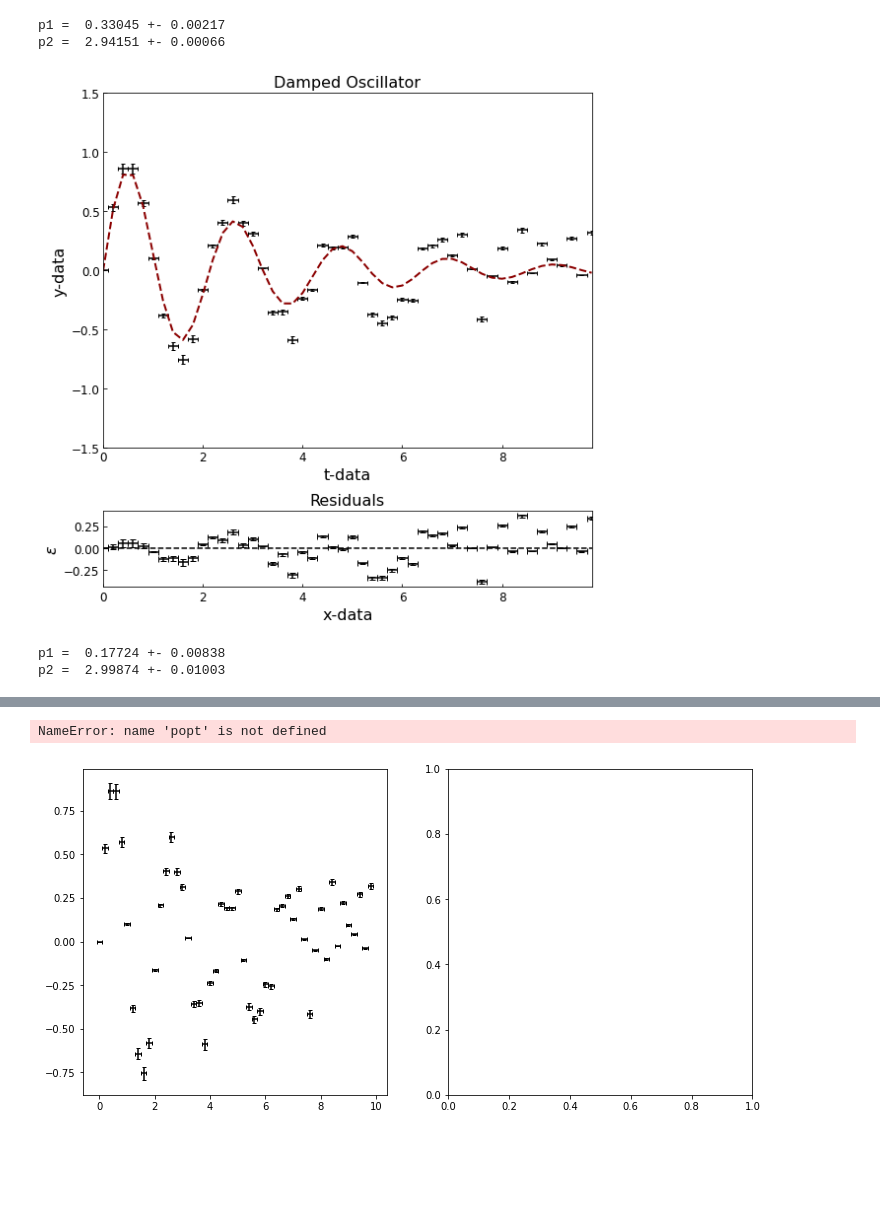
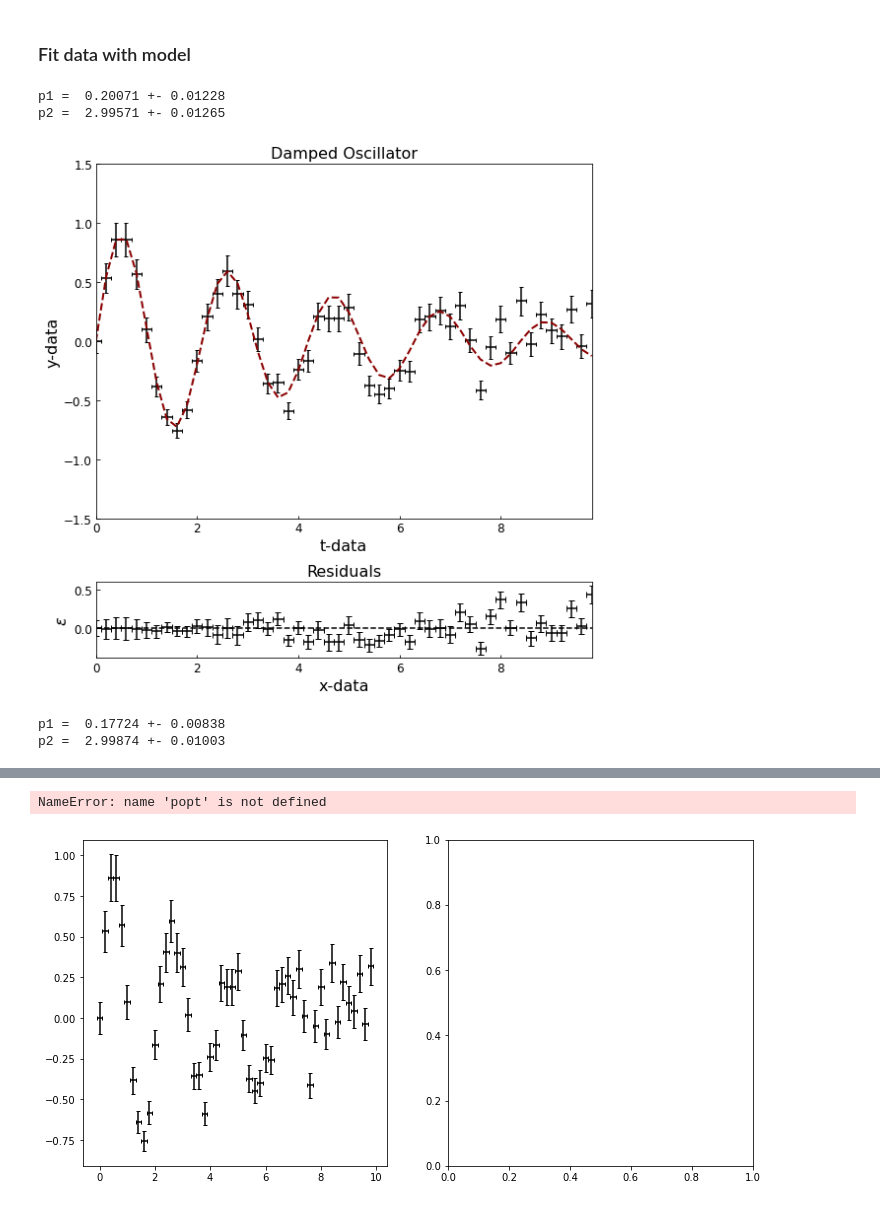
Before and after one commit to JBusink/Curve-Fit, a Jupyter notebook: curve_fit.ipynb, the cells around one changed output, grey strips where cells are left out. Saved outputs shown, nothing was run; the diff lists cells and outputs as text; code cells hidden in the pictures; blank space fills up the shorter version.

```diff
--- a/curve_fit.ipynb
+++ b/curve_fit.ipynb
@@ -17,6 +23,7 @@ Here I create a mock-data set that contains an t-array from 0 to 10, with $\delt
 # %%
-t = np.arange(0,10,0.2)
-y = np.exp(-0.2*t)*np.sin(3*t) + 0.05*t*np.random.uniform(-1,1,len(t))
-xerr = 0.1
-yerr = 0.05*y +0.000001
-yerr2 = 0.1*y +0.1
+np.random.seed(2) #initialize random number generator seed.
+
+t = np.arange(0,10,0.2) # x-axis data, an array ('list') from [0,0.2...9.8, 10].
+y = np.exp(-0.2*t)*np.sin(3*t) + 0.05*t*np.random.uniform(-1,1,len(t)) # y-axis data.
+terr = 0.1 # constant error in time.
+yerr = 0.05*y +0.1 # The error in y.
@@ -23,3 +45,5 @@ yerr2 = 0.1*y +0.1
+# %% [markdown]
+### Fit data with model
 # %%
 def model(t,a,b):
     return np.exp(-a*t)*np.sin(b*t)
@@ -28,38 +52,38 @@ def fit_result(t,y,xerr,yerr,model_name,p0):
     popt, pcov = curve_fit(model_name,t,y,sigma=yerr,absolute_sigma=True,p0=p0)
     for i in range(len(popt)):
         print('p{} = '.format(i+1), '{:.5f}'.format(popt[i]), '+-', '{:.5f}'.format(np.sqrt(pcov[i][i])))
 
     fig = plt.figure(figsize=(8,8))
     gs = gridspec.GridSpec(4, 4)
     axes_main = plt.subplot(gs[0:3, :4])
     axes_residuals = plt.subplot(gs[3, :4],sharex=axes_main)
 
     axes_main.tick_params(axis='both',direction ='in',labelsize=12)
     axes_main.set_title('Damped Oscillator',fontsize=16)
     axes_main.errorbar(t,y,xerr=xerr,yerr=yerr,fmt='none',color='black',ecolor='black',capsize=2)
     axes_main.plot(t,model(t,*popt),color='darkred',ls='--', lw=2)
     axes_main.set_xlabel('t-data',fontsize=16)
     axes_main.set_ylabel('y-data',fontsize=16)
     axes_main.set_xlim(np.min(t),np.max(t))
     axes_main.set_ylim(-1.5,1.5)
 
     axes_residuals.tick_params(axis='both',direction ='in',labelsize=12)
     axes_residuals.set_title('Residuals',fontsize=16)
     axes_residuals.errorbar(t,y-model(t,*popt),xerr=xerr,yerr=yerr,fmt='none',color='black',ecolor='black',capsize=3)
     axes_residuals.hlines(0,np.min(t),np.max(t),color='black',ls='--')
     axes_residuals.set_xlabel('x-data',fontsize=16)
     axes_residuals.set_ylabel(r'$\epsilon$',fontsize=16)
     axes_residuals.set_xlim(np.min(t),np.max(t))
     # axes_residuals.set_ylim(-0.5,0.5)
     plt.tight_layout()
     plt.show()
     return
-fit_result(t,y,xerr,yerr,model,[-0.2,3])
-fit_result(t,y,xerr,yerr2,model,[-0.2,3])
+fit_result(t,y,terr,yerr,model,[-0.2,3])
+fit_result(t,y,terr,yerr2,model,[-0.2,3])
 # %% [output]
-p1 =  0.33045 +- 0.00217
-p2 =  2.94151 +- 0.00066
+p1 =  0.20071 +- 0.01228
+p2 =  2.99571 +- 0.01265
-[figure, old version]
+[figure, new version]
 p1 =  0.17724 +- 0.00838
 p2 =  2.99874 +- 0.01003
 [figure]
@@ -83,6 +107,6 @@ plt.tight_layout()
 plt.show()
 # %% [output]
 NameError: name 'popt' is not defined
-[figure, old version]
+[figure, new version]
 # %%
 # xtra
```
Also changed, not shown: parts of 5 cells of this notebook.
